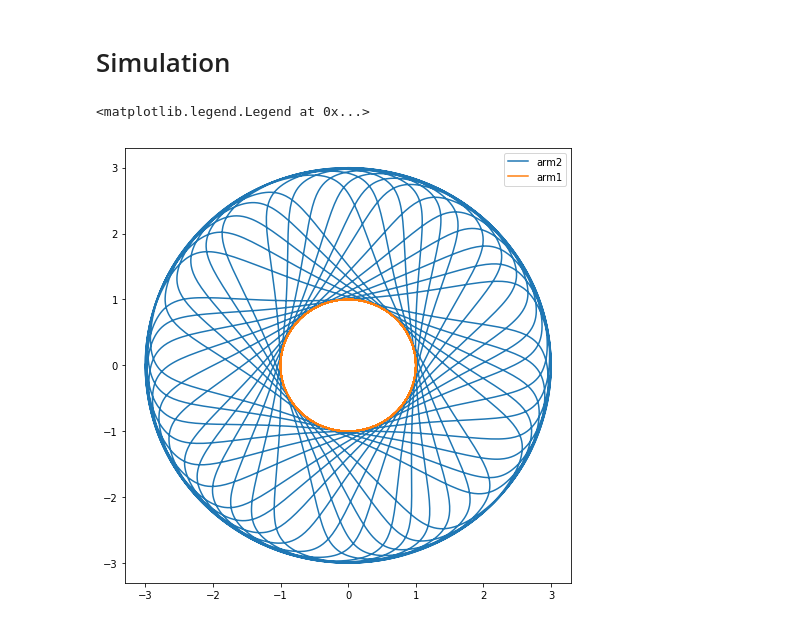
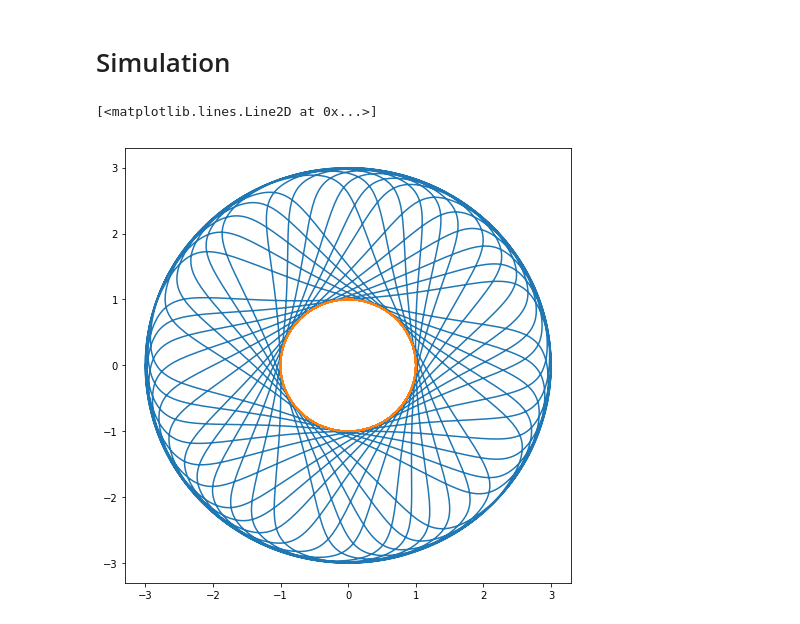
Before and after one commit to jefersonjlima/2dof-arm, a Jupyter notebook: Robotic_Arm.ipynb, the cells around one changed output. Cells and saved outputs as stored; diff of their text form; code cells hidden in the pictures.

Commit message:
fix plot

```diff
--- a/Robotic_Arm.ipynb
+++ b/Robotic_Arm.ipynb
@@ -112,8 +112,7 @@ y2=L1*np.cos(q1)+L2*np.cos(q1+q2)
 # %%
 plt.figure(figsize=(8,8))
 plt.plot(x2,y2)
 plt.plot(x1,y1)
-plt.legend(['arm2','arm1'])
 # %% [output]
-<matplotlib.legend.Legend at 0x...>
+[<matplotlib.lines.Line2D at 0x...>]
-[figure, old version]
+[figure, new version]
```
Also changed, not shown: parts of 1 cell of this notebook.
